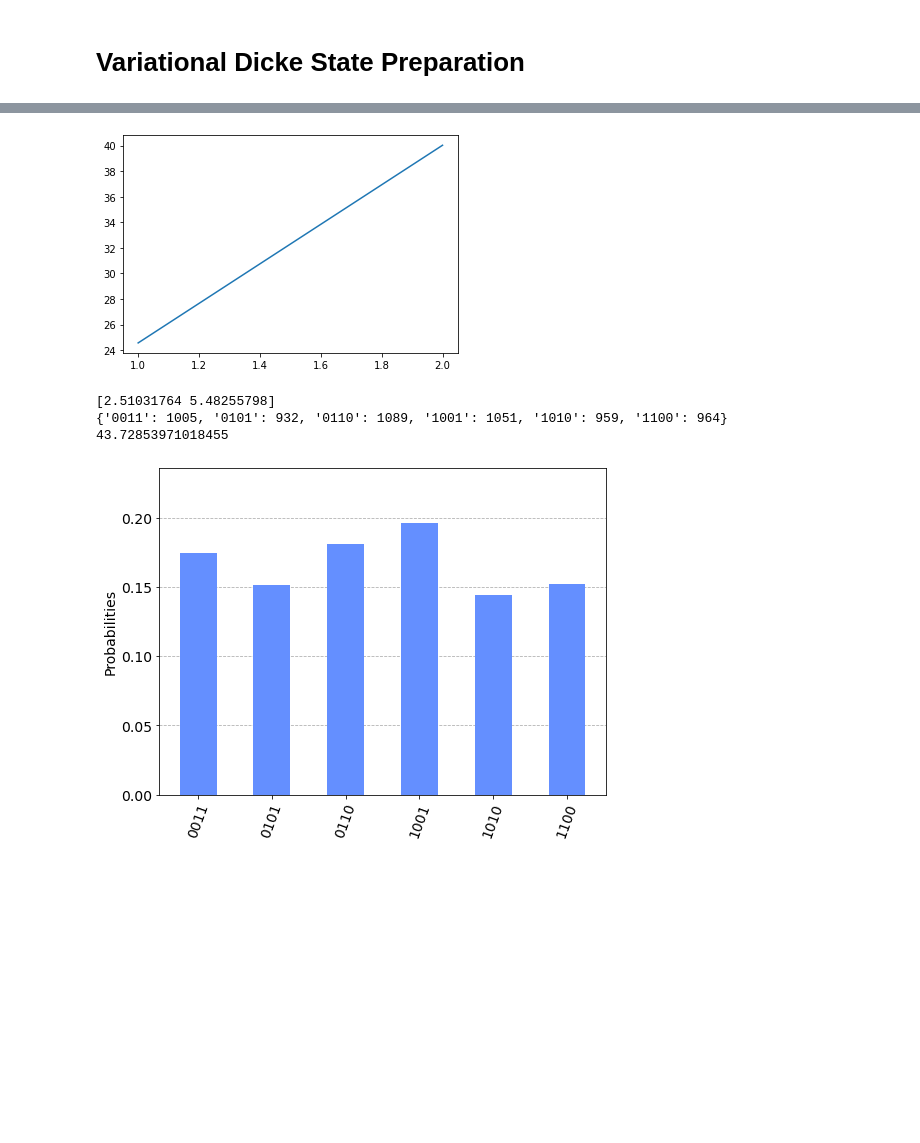
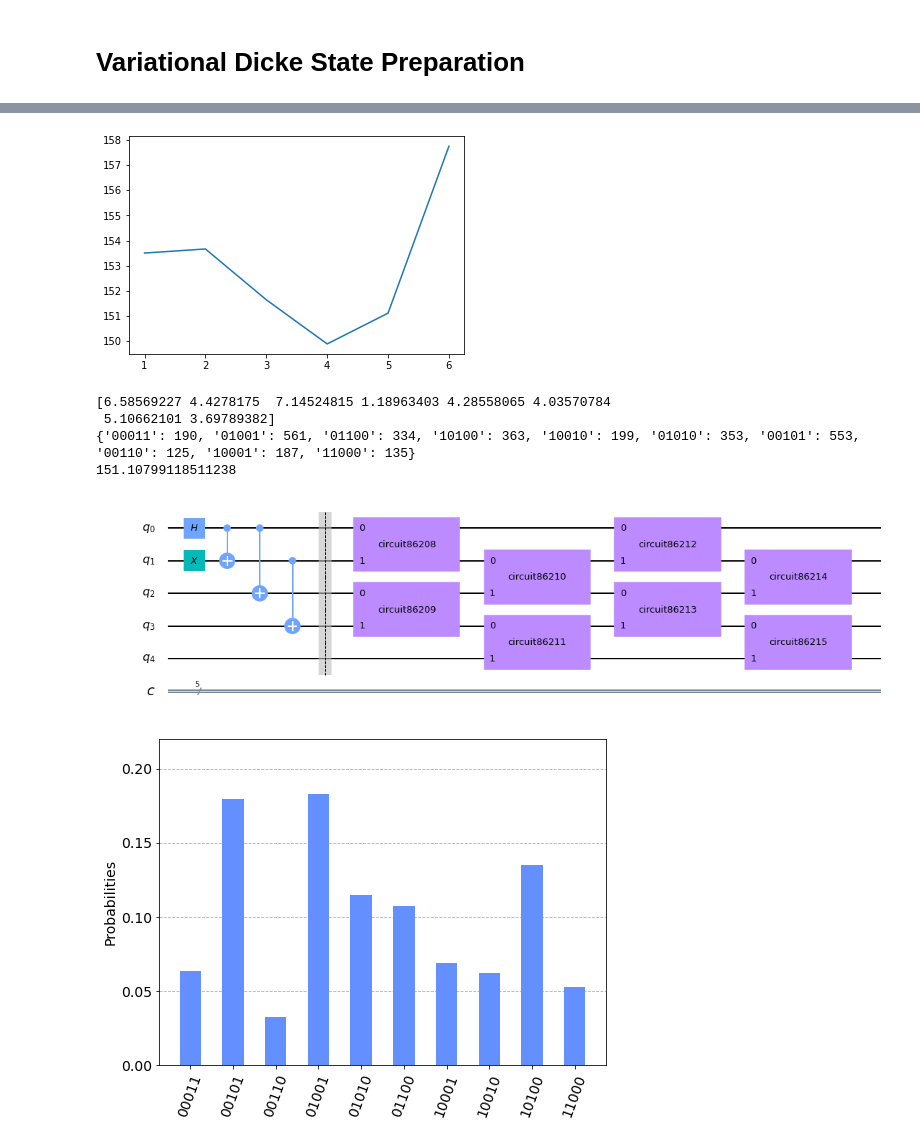
Before and after one commit to hallben4/Variational_Dicke_State_Preparation, a Jupyter notebook: Variational_General.ipynb, the cells around one changed output, grey strips where cells are left out. Drawn from its saved outputs; the diff is of its cells as text; code cells hidden in the pictures; blank space fills up the shorter version.

```diff
--- a/Variational_General.ipynb
+++ b/Variational_General.ipynb
@@ -40,6 +42,3 @@ def pswap(theta):
     mat = np.array([[1,0,0,0],[0,np.cos(theta),-np.sin(theta),0],[0,np.sin(theta),np.cos(theta),0],[0,0,0,1]])
 
     return mat
-# %%
-def keys(n,k):
-    return list
@@ -66,6 +67,6 @@ def DickeCircuit(n,k,theta):
 # %%
-def DickeCounts(n,k,theta,shots):
-    qc = DickeCircuit(n,k,theta)
+def DickeCounts(n,k,layer,theta,shots,init):
+    qc = DickeCirc(n,k,layer,theta,init)
     qc.measure(range(n),range(n))
     backend      = Aer.get_backend("qasm_simulator")
     simulate     = execute(qc, backend=backend, shots=shots)
@@ -99,25 +102,26 @@ def objG(theta,constants):
     return np.std(counts_avg)
 # %%
 def objG_state_overlap(theta,constants):
-    n = constants[1]
-    k = constants[2]
-    shots = constants[0]
+    n = constants[0]
+    k = constants[1]
+    layer = constants[2]
+    shots = constants[3]
+    init = constants[4]
 
-    counts = DickeCounts(n,k,theta,shots)
+    counts = DickeCounts(n,k,layer,theta,shots,init)
     optimal = binom(n,k)
     dotproduct = 0
     for key,value in counts.items():
-        if
-        dotproduct = dotproduct + (math.sqrt(value/shots) * optimal)
+        dotproduct += math.sqrt(value/shots)
 
-    return (1 - dotproduct)
+    return (1 - dotproduct/math.sqrt(optimal))
 # %%
 #prepares a Dicke state with given n and k
 #returns the circuit
-def Dicke(n,k,shots):
+def Dicke(n,k,layer,shots,init):
 
-    n_theta = 2
-    constants = [shots,n,k]
+    n_theta = 8
+    constants = [n,k,layer,shots,init]
 
     theta = []
     for i in range(n_theta):
@@ -135,27 +139,33 @@ def Dicke(n,k,shots):
     theta_min = opt.x
     print(theta_min)
 
-    counts_best = DickeCounts(n,k,theta_min,shots)
+    counts_best = DickeCounts(n,k,layer,theta_min,shots,init)
     print(counts_best)
 
     std_best = objG(theta_min,constants)
     print(std_best)
 
     ##simulation of the circuit with the right parameters
-    return DickeCircuit(n,k,opt.x)
+    return DickeCirc(n,k,layer,theta_min,init)
 # %%
-n = 4
+n = 5
 k = 2
-shots = 1024
-qc = Dicke(n,k,6000)#num
+layer = 4
+shots = 3000
+init = 'mixed'
+
+qc = Dicke(n,k,layer,shots,init)
+display (qc.draw(output='mpl'))
 qc.measure(range(n),range(n))
 backend      = Aer.get_backend("qasm_simulator")
 simulate     = execute(qc, backend=backend, shots=shots)
 results = simulate.result()
 display (plot_histogram(results.get_counts(),figsize = (8,6),bar_labels = False))
 # %% [output]
-[figure, old version]
+[figure, new version]
-[2.51031764 5.48255798]
-{'0011': 1005, '0101': 932, '0110': 1089, '1001': 1051, '1010': 959, '1100': 964}
-43.72853971018455
+[6.58569227 4.4278175  7.14524815 1.18963403 4.28558065 4.03570784
+ 5.10662101 3.69789382]
+{'00011': 190, '01001': 561, '01100': 334, '10100': 363, '10010': 199, '01010': 353, '00101': 553, '00110': 125, '10001': 187, '11000': 135}
+151.10799118511238
-[figure, old version]
+[figure, new version]
+[figure, added]
```
Also changed, not shown: parts of 5 cells of this notebook, 2 other files.
